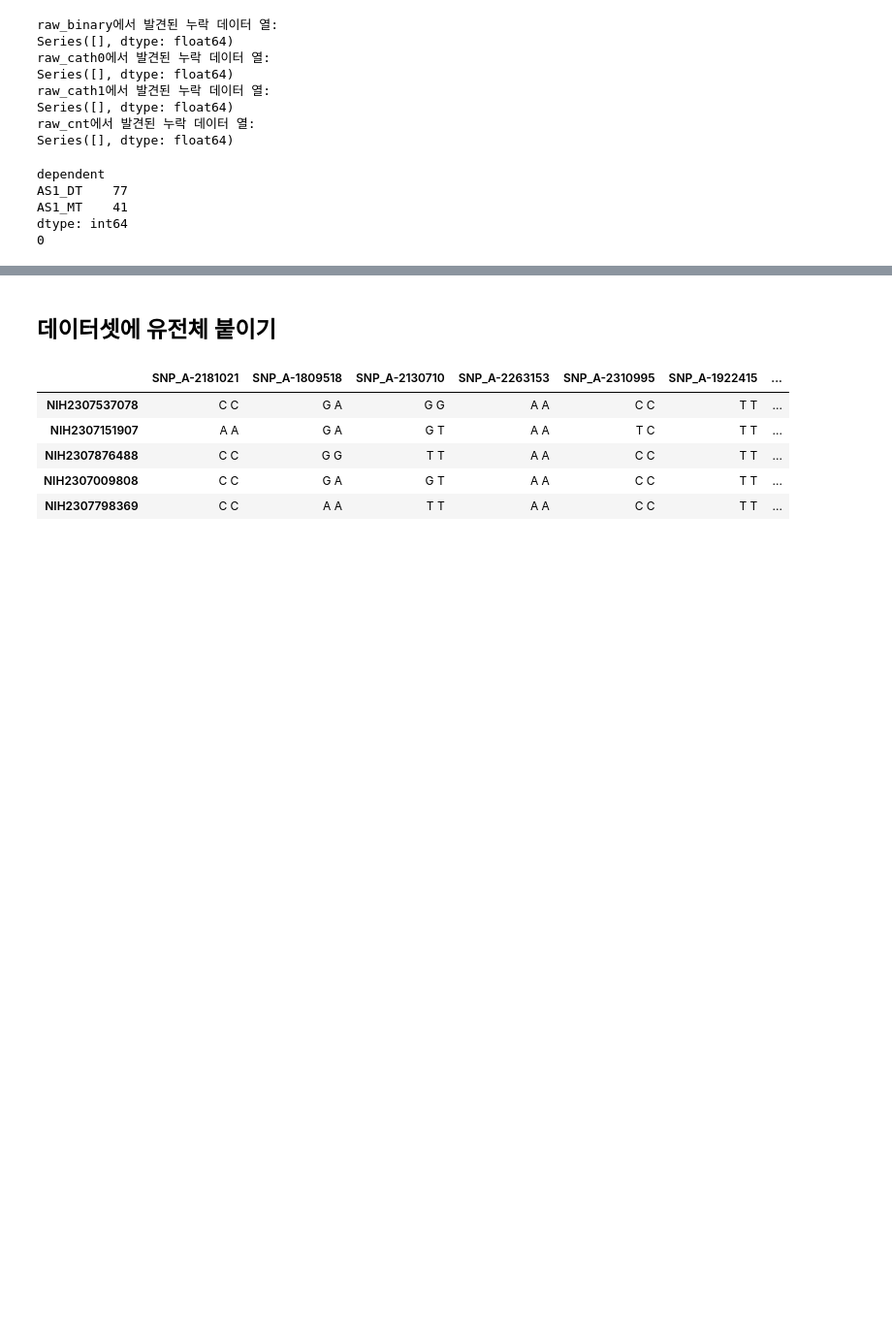
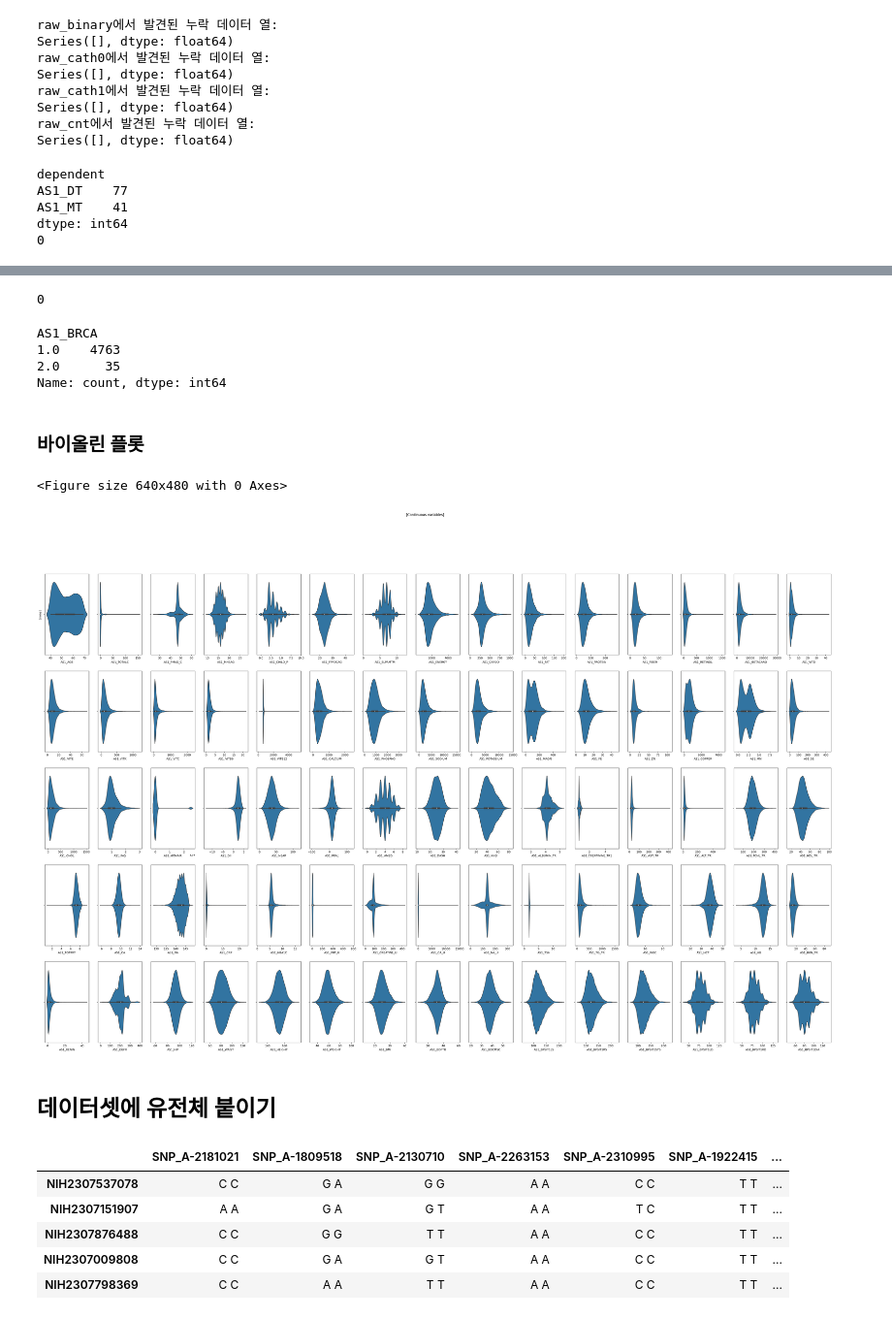
Before and after one commit to SH22Hwang/KoGES_OP, a Jupyter notebook: preprocessing_2024.ipynb, the cells around one changed output, grey strips where cells are left out. Shown at 97% size. Drawn from its saved outputs; the diff is of its cells as text; code cells hidden in the pictures; blank space fills up the shorter version.

Commit message:
바이올린 플롯 제작

```diff
--- a/preprocessing_2024.ipynb
+++ b/preprocessing_2024.ipynb
@@ -320,5 +335,20 @@ dtype: int64
+# %%
+raw_binary['AS1_BRCA'] = raw_binary['AS1_BRCA'].fillna(1.0)
+print(raw_binary['AS1_BRCA'].isnull().sum())
+raw_binary['AS1_BRCA'].value_counts()
+# %% [output]
+0
+AS1_BRCA
+1.0    4763
+2.0      35
+Name: count, dtype: int64
 # %%
-# raw_binary = raw_binary.fillna(raw_binary.mode().iloc[0])
-# raw_cath0 = raw_cath0.fillna(raw_cath0.mode().iloc[0])
-# raw_cath1 = raw_cath1.fillna(raw_cath1.mode().iloc[0])
-# raw_cnt = raw_cnt.fillna(raw_cnt.mean())
+raw_binary = raw_binary.fillna(raw_binary.mode().iloc[0])
+raw_cath0 = raw_cath0.fillna(raw_cath0.mode().iloc[0])
+raw_cath1 = raw_cath1.fillna(raw_cath1.mode().iloc[0])
+raw_cnt = raw_cnt.fillna(raw_cnt.mean())
+
+binary = raw_binary.astype('float')
+cath1 = raw_cath1.astype('float')
+cath0 = raw_cath0.astype('float')
+cnt = raw_cnt.astype('float')
@@ -329,0 +355,2 @@ cnt = raw_cnt.astype('float')
+# %% [markdown]
+### 바이올린 플롯
@@ -330,3 +360,33 @@ cnt = raw_cnt.astype('float')
+# %%
+plt.tight_layout()
+# 75개의 바이올린 플롯을 위한 빈 Figure와 Axes 객체 생성
+fig, axes = plt.subplots(nrows=5, ncols=15, figsize=(50, 30))
+
+# 칼럼 인덱스 카운터
+i = 0
+
+# 모든 칼럼 순회
+for col in cnt.columns:
+    # 5행 15열 Axes 객체 배열에 순서대로 바이올린 플롯 그리기
+    sns.violinplot(data=cnt, x=col, ax=axes[i // 15][i % 15])
+    i += 1
+
+# 그래프 제목 설정
+fig.suptitle("[Continuous variables]")
+
+# x축 라벨 설정
+for ax in axes.flat:
+    ax.set_xlabel(ax.get_xlabel(), rotation=0)
+
+# y축 라벨 설정
+axes[0, 0].set_ylabel("[none]")
+
+# plt.show()를 사용하면 그래프가 즉시 뜨고 코드 실행이 멈춥니다.
+# plt.savefig("[파일 경로]")를 사용하면 지정된 경로에 그래프 파일을 저장합니다.
+plt.savefig("./vp.png")
+# %% [output]
+<Figure size 640x480 with 0 Axes>
+[figure, added]
 # %% [markdown]
 ## 데이터셋에 유전체 붙이기
 # %%
```
Also changed, not shown: parts of 6 cells of this notebook, 8 other files.
